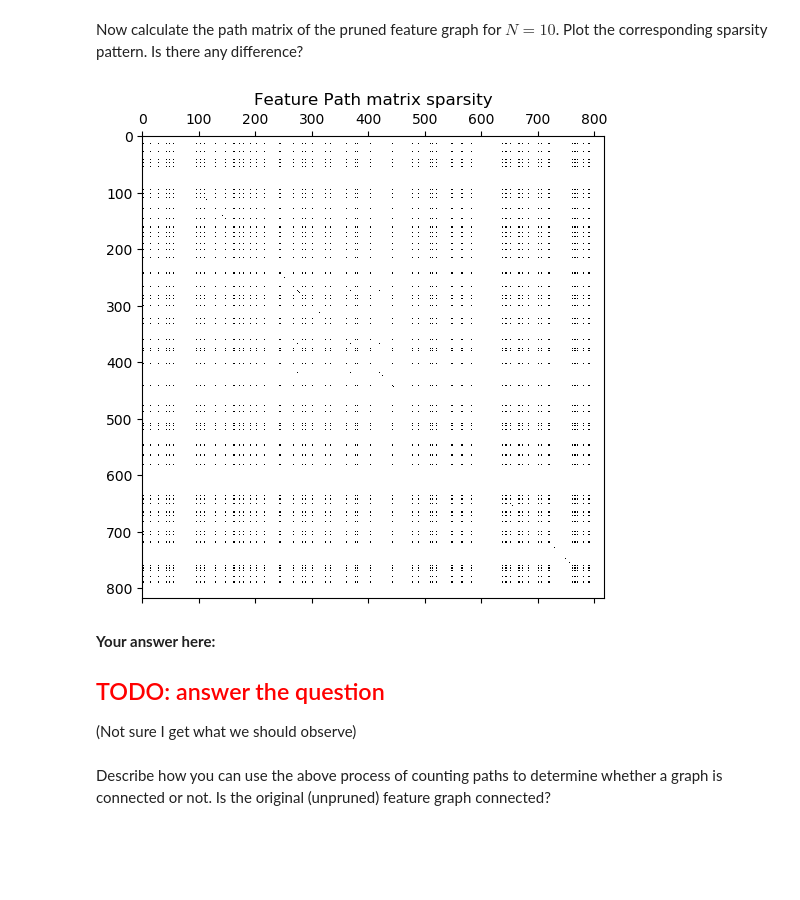
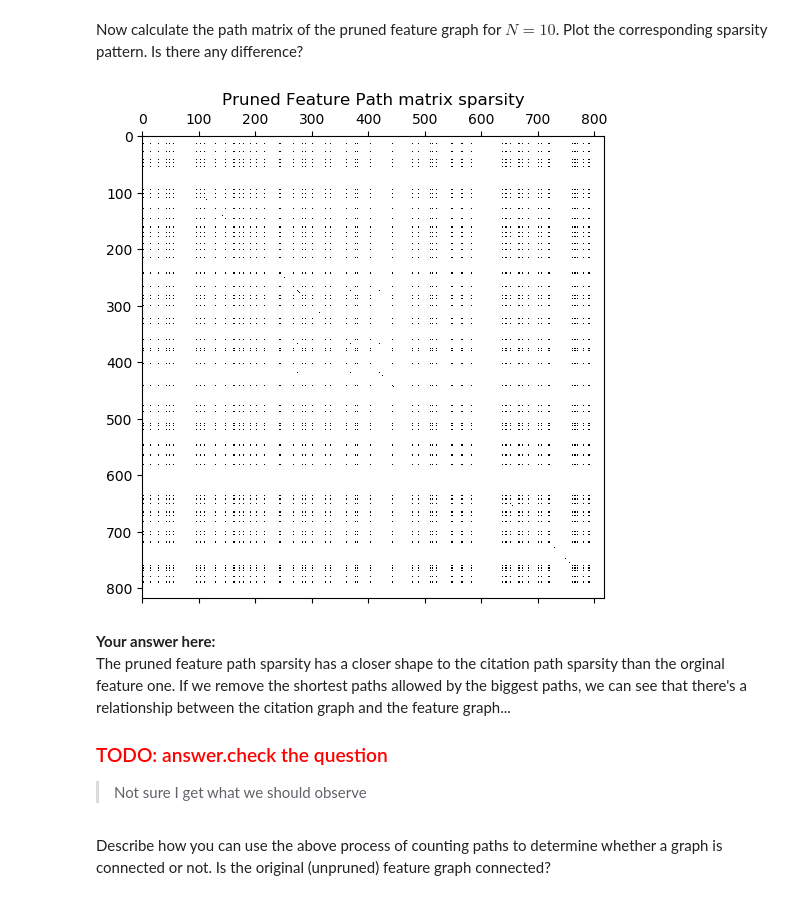
Before and after one commit to misterw97/ntds_2019, a Jupyter notebook: assignments/1_network_science.ipynb, the cells around one changed output. Drawn from its saved outputs; the diff is of its cells as text; code cells hidden in the pictures; blank space fills up the shorter version.

Commit message:
section 2 finished - wip: check answers

```diff
--- a/assignments/1_network_science.ipynb
+++ b/assignments/1_network_science.ipynb
@@ -69,6 +69,7 @@ def get_index_of_1D(array, element):
         return i
 # %%
 def prune_ids_adjacency_matrix(matrix, ids):
+    """set to zeros rows/columns for given ids"""
     pruned = np.copy(matrix)
     for i in ids:
         pruned[i] = 0
@@ -76,6 +77,7 @@ def prune_ids_adjacency_matrix(matrix, ids):
     return pruned
 
 def reduce_ids_adjacency_matrix(matrix, ids):
+    """only keeps given ids"""
     removed_ids = np.setdiff1d(range(matrix.shape[0]), ids)
     pruned = np.delete(matrix, removed_ids, axis=0)
     pruned = np.delete(pruned, removed_ids, axis=1)
@@ -266,7 +268,7 @@ Plot the degree distribution histogram for each of the graphs.
 def compute_nodes_degrees(adjacency_matrix, directed = False):
     if directed:
         raise NotImplementedError
-    return np.sum(adjacency_matrix, axis=0)
+    return np.sum(adjacency_matrix, axis=0, out=np.array(range(adjacency_matrix.shape[0])))
 # %% [markdown]
 ### <span style="color:red">TODO: check if it was actually a mistake to use the same weights</span>
 # %%
@@ -510,16 +512,18 @@ Now calculate the path matrix of the pruned feature graph for $N=10$. Plot the c
 # %%
 path_matrix_pruned = compute_N_path_matrix(A_feature_pruned, N)
 
 plt.figure(figsize=(12, 6))
-plt.title('Feature Path matrix sparsity')
+plt.title('Pruned Feature Path matrix sparsity')
 plt.spy(path_matrix_pruned);
 # %% [output]
-[figure, old version]
+[figure, new version]
 # %% [markdown]
 **Your answer here:**
+The pruned feature path sparsity has a closer shape to the citation path sparsity than the orginal feature one. If we remove the shortest paths allowed by the biggest paths, we can see that there's a relationship between the citation graph and the feature graph...
 
-## <span style="color:red">TODO: answer the question</span>
-(Not sure I get what we should observe)
+
+### <span style="color:red">TODO: answer.check the question</span>
+> Not sure I get what we should observe
 # %% [markdown]
 Describe how you can use the above process of counting paths to determine whether a graph is connected or not. Is the original (unpruned) feature graph connected?
 # %% [markdown]
```
Also changed, not shown: parts of 42 cells of this notebook.
